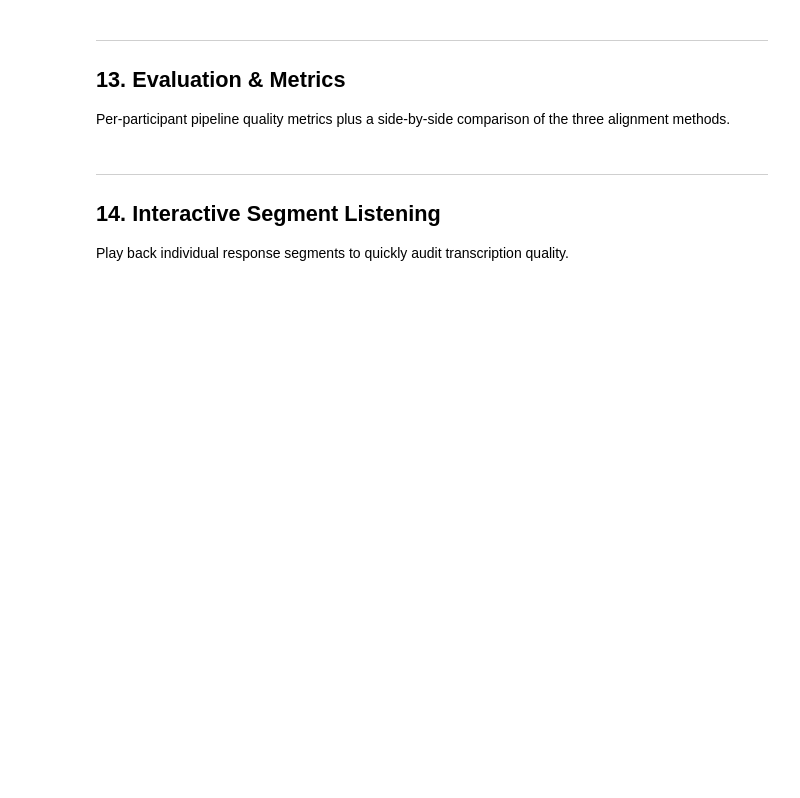
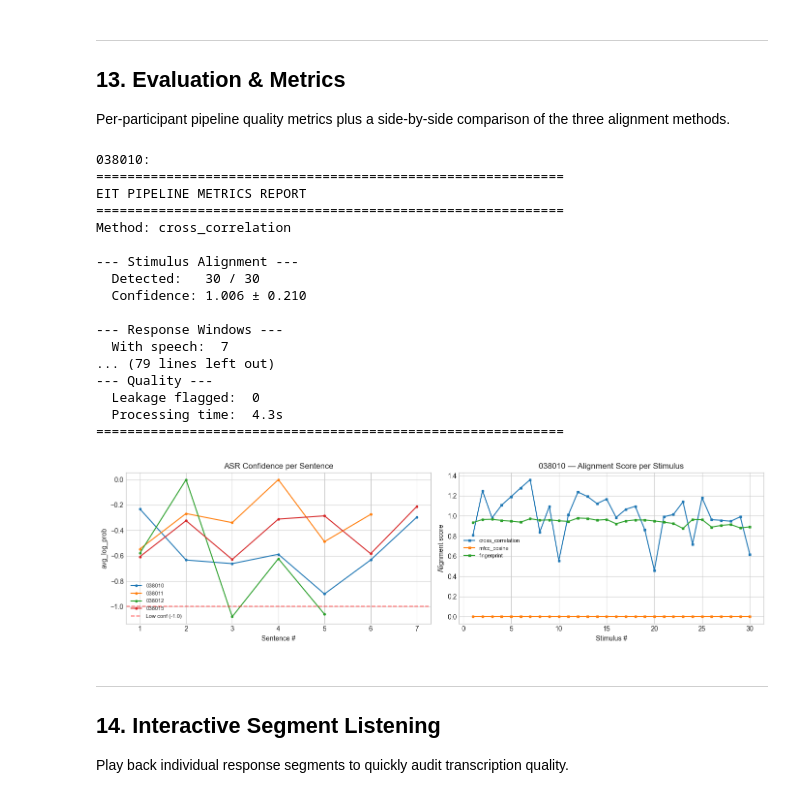
Before and after one commit to gupta-tilak/autoeit_humanai, a Jupyter notebook: AutoEIT_Pipeline.ipynb, the cells around one changed output. Cells and saved outputs as stored; diff of their text form; code cells hidden in the pictures; blank space fills up the shorter version.

Commit message:
fixes in the pipeline

```diff
--- a/AutoEIT_Pipeline.ipynb
+++ b/AutoEIT_Pipeline.ipynb
@@ -108,7 +117,7 @@ config = PipelineConfig.from_yaml('configs/stimulus_alignment.yaml')
 config.audio_dir = 'Sample Audio Files and Transcriptions'
 config.output_dir = 'output'
 
-# ASR model — switch to large-v3 for best accuracy (slower)
+# # ASR model — switch to large-v3 for best accuracy (slower)
 # config.asr.model_size = 'large'
 # config.asr.mlx_model_repo = 'mlx-community/whisper-large-v3-mlx'
 
@@ -116,7 +125,7 @@ config.output_dir = 'output'
 # config.stimulus_alignment.method = 'mfcc_cosine'
 
 # To run all 3 methods and generate a comparison:
-# config.stimulus_alignment.compare_all_methods = True
+config.stimulus_alignment.compare_all_methods = True
 
 os.makedirs(config.output_dir, exist_ok=True)
 os.makedirs(config.stimulus_alignment.stimulus_audio_dir, exist_ok=True)
@@ -205,8 +256,8 @@ else:
 # Choose the recording with the cleanest stimulus audio as reference source.
 # 038011 (1A) is often a good choice.
 
-REFERENCE_RECORDING = "038011_EIT-1A.mp3"
-REFERENCE_SKIP_S = 145.0             # skip intro
+REFERENCE_RECORDING = "038010_EIT-2A.mp3"
+REFERENCE_SKIP_S = 160.0             # skip intro
 FORCE_REEXTRACT = False              # set True to overwrite existing files
 
 stim_dir = Path(config.stimulus_alignment.stimulus_audio_dir)
@@ -224,12 +275,12 @@ else:
         audio_path=str(ref_path),
         output_dir=str(stim_dir),
         skip_seconds=REFERENCE_SKIP_S,
-        target_sentences=TARGET_SENTENCES,
-        asr_model_repo=config.asr.mlx_model_repo,
+        sentences=TARGET_SENTENCES,
         sample_rate=config.audio_io.sample_rate,
-        padding_s=0.15,                  # add 150ms padding around each stimulus
+        padding_before_s=0.15,           # 150ms padding before each stimulus
+        padding_after_s=0.15,            # 150ms padding after each stimulus
     )
 
     print(f"\nExtracted {len(extracted)}/30 stimulus files:")
-    for idx, path in sorted(extracted.items()):
-        print(f"  {idx:2d}. {TARGET_SENTENCES[idx-1][:50]:<50}  → {Path(path).name}")
+    for stimulus in sorted(extracted, key=lambda s: s.sentence_id):
+        print(f"  {stimulus.sentence_id:2d}. {stimulus.sentence_text[:50]:<50}  → stimulus_{stimulus.sentence_id:02d}.wav")
@@ -310,5 +390,5 @@ for pid, rec in recordings.items():
 
     # Show first few events
     for ev in alignment.events[:5]:
-        print(f"    S{ev.sentence_id:02d}  start={ev.start_s:.2f}s  end={ev.end_s:.2f}s  "
-              f"score={ev.score:.3f}  method={ev.method}")
+        print(f"    S{ev.sentence_id:02d}  start={ev.stimulus_start_s:.2f}s  end={ev.stimulus_end_s:.2f}s  "
+              f"score={ev.confidence:.3f}  method={ev.method}")
@@ -330,7 +428,7 @@ print(f"{'Method':<20} {'Detected':>8} {'Mean score':>10} {'Events'}")
 print("-" * 70)
 for method_name, result in comparison.items():
     n = len(result.events)
-    mean_score = np.mean([e.score for e in result.events]) if result.events else 0.0
+    mean_score = np.mean([e.confidence for e in result.events]) if result.events else 0.0
     ev_preview = "  ".join(f"S{e.sentence_id}" for e in result.events[:6])
     print(f"  {method_name:<18} {n:>8}   {mean_score:>8.3f}   {ev_preview}{'...' if n > 6 else ''}")
 
@@ -604,34 +826,53 @@ for pid in transcriptions:
     )
     print(f"\n{pid}:")
     print(format_metrics_report(metrics))
 
 # Confidence distribution plot
 fig, axes = plt.subplots(1, 2, figsize=(14, 4))
 
 for pid, trans in transcriptions.items():
     probs = [r.avg_log_prob for r in trans if r.transcript != "[no response]"]
     axes[0].plot(range(1, len(probs)+1), probs, marker='o', markersize=3, label=pid)
 
 axes[0].axhline(config.asr.low_confidence_threshold, color='red', linestyle='--',
                 alpha=0.6, label=f'Low conf ({config.asr.low_confidence_threshold})')
 axes[0].set_xlabel('Sentence #')
 axes[0].set_ylabel('avg_log_prob')
 axes[0].set_title('ASR Confidence per Sentence')
 axes[0].legend(fontsize=8)
 
 # Alignment score distribution per method (on COMPARE_PID)
 for method_name, result in comparison.items():
-    scores = [e.score for e in result.events]
+    scores = [e.confidence for e in result.events]
     axes[1].plot(range(1, len(scores)+1), scores, marker='s', markersize=3, label=method_name)
 
 axes[1].set_xlabel('Stimulus #')
 axes[1].set_ylabel('Alignment score')
 axes[1].set_title(f'{COMPARE_PID} — Alignment Score per Stimulus')
 axes[1].legend(fontsize=8)
 
 plt.tight_layout()
 plt.savefig(os.path.join(config.output_dir, 'evaluation_analysis.png'), dpi=150, bbox_inches='tight')
 plt.show()
+# %% [output]
+038010:
+============================================================
+EIT PIPELINE METRICS REPORT
+============================================================
+Method: cross_correlation
+
+--- Stimulus Alignment ---
+  Detected:   30 / 30
+  Confidence: 1.006 ± 0.210
+
+--- Response Windows ---
+  With speech:  7
+... (79 lines left out)
+--- Quality ---
+  Leakage flagged:  0
+  Processing time:  4.3s
+============================================================
+[figure, added]
 # %% [markdown]
 ---
 ## 14. Interactive Segment Listening
```
Also changed, not shown: parts of 22 cells of this notebook, 37 other files.
